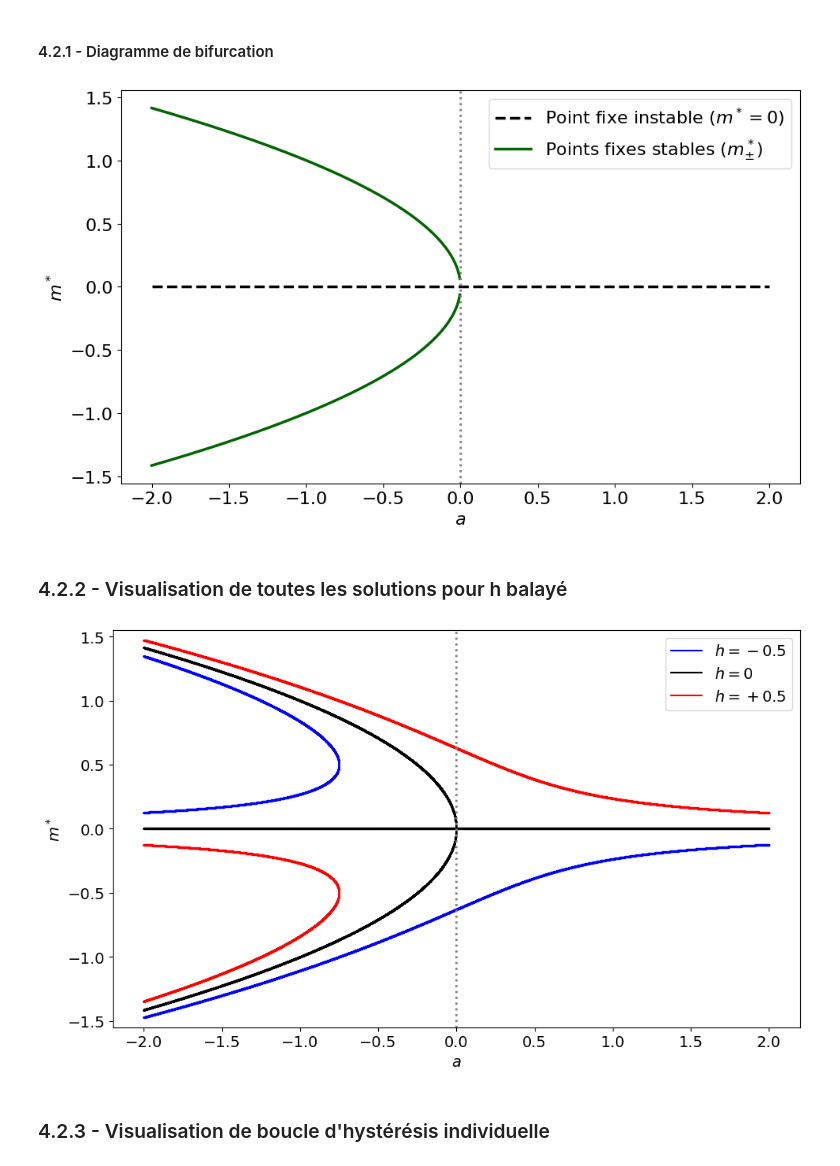
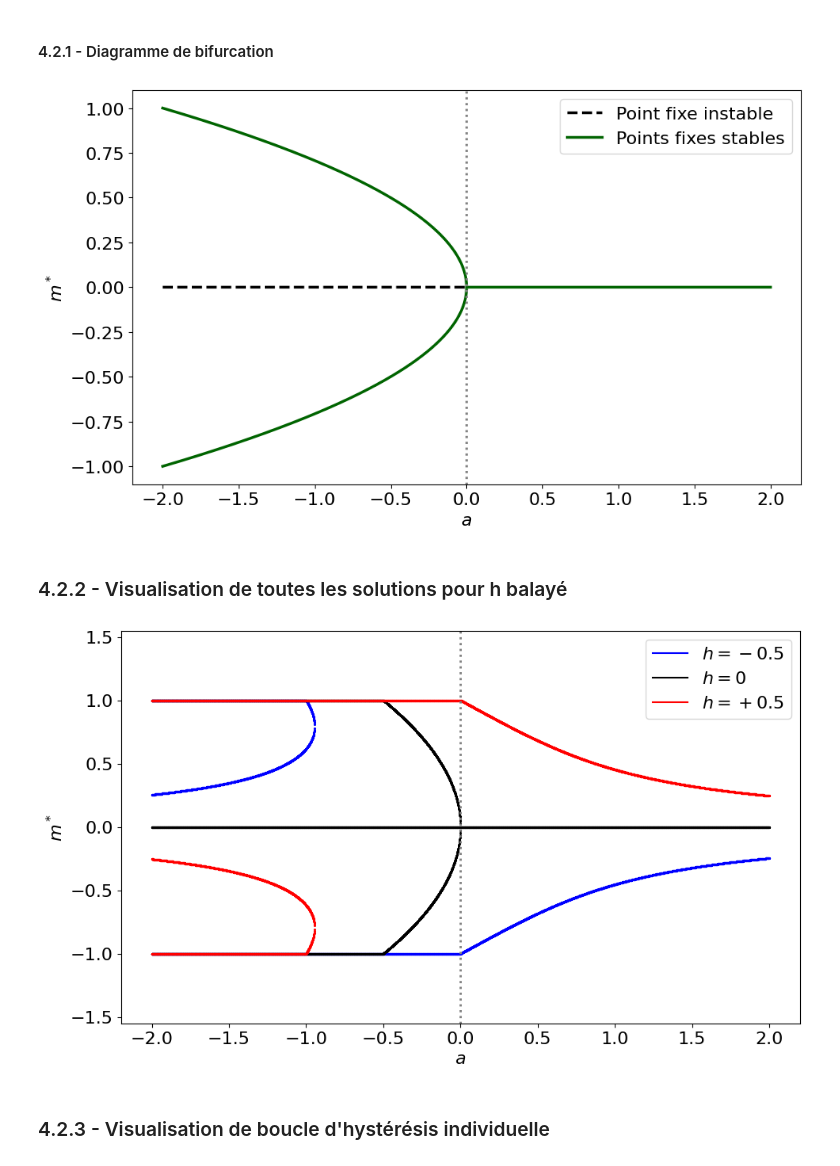
Before and after one commit to arlegare/physnum25, a Jupyter notebook: analyse_v2.ipynb, the cells around one changed output. Drawn from its saved outputs; the diff is of its cells as text; code cells hidden in the pictures.

```diff
--- a/analyse_v2.ipynb
+++ b/analyse_v2.ipynb
@@ -557,40 +557,44 @@ plt.show()
 # %%
 
 # Paramètres de Landau
-b = 1.0  # fixé pour normaliser
+b = 2  # fixé pour normaliser
 # balayage du paramètre a
-a_vals = np.linspace(-2, 2, 500)
+a_vals = np.linspace(-2, 2, 4000)
+a_vals_pos = np.linspace(0,2,2000)
+a_vals_neg = np.linspace(-2,0,2000)
 
 # Solutions m
-def m_stable(a):
+def m_stable(a, b):
     """Branches stables."""
     return np.sqrt(-a/(b))
 
 # Création des branches
-m0 = np.zeros_like(a_vals)  # m = 0 existe toujours
+m0 = np.zeros_like(a_vals_neg)  # m = 0 existe toujours
+m0_pos = np.zeros_like(a_vals_pos)
 m_pos = np.zeros_like(a_vals)
 m_neg = np.zeros_like(a_vals)
 
 # Remplir uniquement où a < 0
 mask = a_vals < 0
-m_pos[mask] = m_stable(a_vals[mask])
-m_neg[mask] = -m_stable(a_vals[mask])
+m_pos[mask] = m_stable(a_vals[mask], b)
+m_neg[mask] = -m_stable(a_vals[mask], b)
 
 # Tracé
 plt.figure(figsize=(10,6))
-plt.plot(a_vals, m0, 'k--', linewidth=2.5, label=r"Point fixe instable ($m^*=0$)")
-plt.plot(a_vals[mask], m_pos[mask], 'darkgreen', linewidth=2.5, label=r"Points fixes stables ($m^*_{\pm}$)")
-plt.plot(a_vals[mask], m_neg[mask], 'darkgreen', linewidth=2.5)
+plt.plot(a_vals_neg, m0, 'k--', linewidth=2.5, label=r"Point fixe instable")
+plt.plot(a_vals_pos, m0_pos, color="darkGreen", linewidth=2.5 )
+plt.plot(a_vals[mask], np.clip(m_pos[mask], -1,1), 'darkgreen', linewidth=2.5, label=r"Points fixes stables")
+plt.plot(a_vals[mask], np.clip(m_neg[mask], -1,1), 'darkgreen', linewidth=2.5)
 plt.xlabel(r"$a$")
 plt.ylabel(r"$m^*$")
 #plt.title(r"Diagramme de bifurcation du modèle de Landau ($h=0$, $b=1$)")
 plt.axvline(0, color='grey', linestyle=':', linewidth=2)
 plt.legend()
 plt.tight_layout()
-#plt.savefig("figures/diag_bifurc_Landau_h=0.pdf")
+plt.savefig("figures/diag_bifurc_Landau_h=0.pdf")
 plt.show()
 # %% [output]
-[figure, old version]
+[figure, new version]
 # %% [markdown]
 ### 4.2.2 - Visualisation de toutes les solutions pour h balayé
 # %%
@@ -605,37 +609,37 @@ colors = ['blue', 'black', 'red']
 labels = [r"$h=-0.5$", r"$h=0$", r"$h=+0.5$"]
 
 m_flat_stack = []
 for h, color, label in zip(h_vals, colors, labels):
     m_list = []
     a_list = []
     for a in a_vals:
         # Résoudre 4b m^3 + 2a m - h = 0
-        coeffs = [2*b, 0, 2*a, -h]
+        coeffs = [0.5*b, 0, a, -h]
         m_roots = np.roots(coeffs)
         # Garder seulement les solutions réelles
         m_real = m_roots[np.isreal(m_roots)].real
         m_list.append(m_real)
         a_list.append([a]*len(m_real))  # répéter 'a' pour chaque racine réelle
 
     a_flat = np.concatenate(a_list)
     m_flat = np.concatenate(m_list)
     m_flat_stack.append(m_flat)
 
     plt.plot(a_flat, np.array(m_flat)+10, linestyle="-", color=color, label=label)
-    plt.plot(a_flat, m_flat, '.', color=color, markersize=2.5)#, label=label)
+    plt.plot(a_flat, np.clip(m_flat, -1,1), '.', color=color, markersize=2.5)#, label=label)
 
 plt.axvline(0, color='grey', linestyle=':', linewidth=2)
 plt.xlabel(r"$a$")
 plt.ylabel(r"$m^*$")
 #plt.title(r"Diagramme de bifurcation du modèle de Landau ($b=1$)")
 #plt.title(r"$b=1$")
 plt.ylim(-1.55, 1.55)
 plt.legend()
 plt.tight_layout()
-#plt.savefig("figures/diag_bifurc_landau.png", dpi=200)
+plt.savefig("figures/diag_bifurc_landau.png", dpi=200)
 plt.show()
 # %% [output]
-[figure, old version]
+[figure, new version]
 # %% [markdown]
 ### 4.2.3 - Visualisation de boucle d'hystérésis individuelle
 # %%
```
Also changed, not shown: parts of 1 cell of this notebook.
